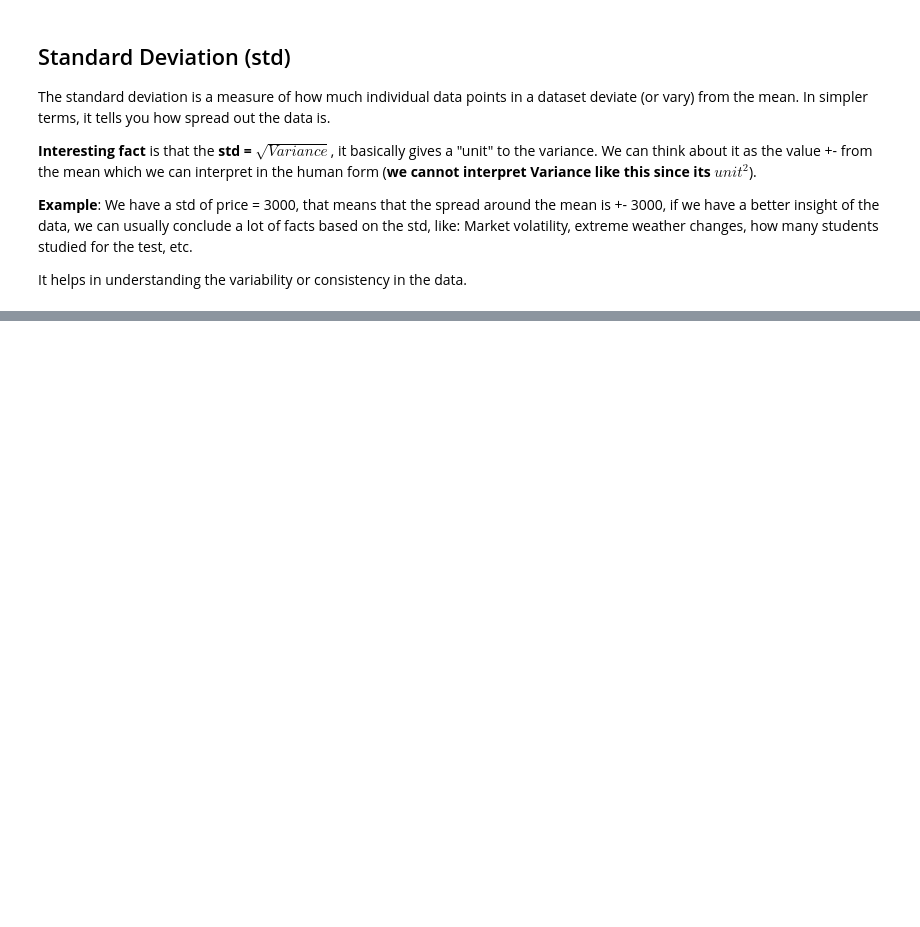
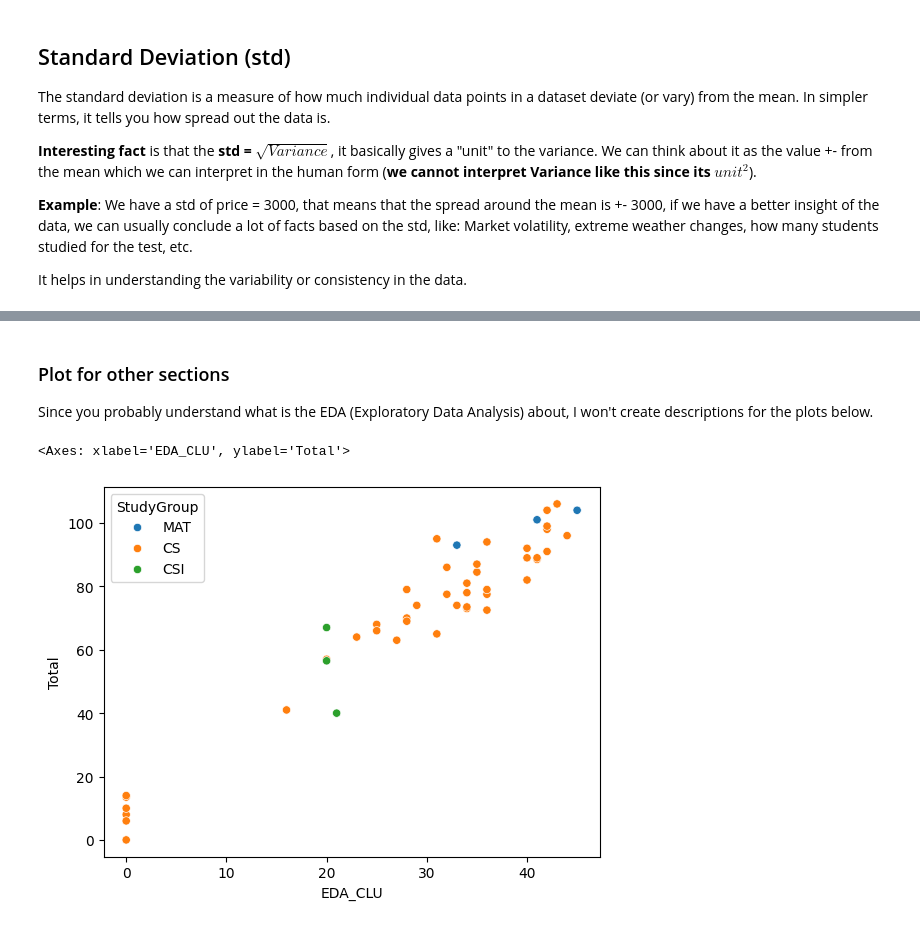
Before and after one commit to lowoncuties/VSB-FEI-Fundamentals-of-Machine-Learning-Exercises, a Jupyter notebook: statistics_explained.ipynb, the cells around one changed output, grey strips where cells are left out. Cells and saved outputs as stored; diff of their text form; code cells hidden in the pictures; blank space fills up the shorter version.

```diff
--- a/statistics_explained.ipynb
+++ b/statistics_explained.ipynb
@@ -87,0 +209,8 @@ import seaborn as sns # another matplotlib interface - styled and easier to use
+# %% [markdown]
+### Plot for other sections
+Since you probably understand what is the EDA (Exploratory Data Analysis) about, I won't create descriptions for the plots below.
+# %%
+sns.scatterplot(data=df, x="EDA_CLU", y="Total", hue="StudyGroup")
+# %% [output]
+<Axes: xlabel='EDA_CLU', ylabel='Total'>
+[figure, added]
```
Also changed, not shown: parts of 19 cells of this notebook, 1 other file.
